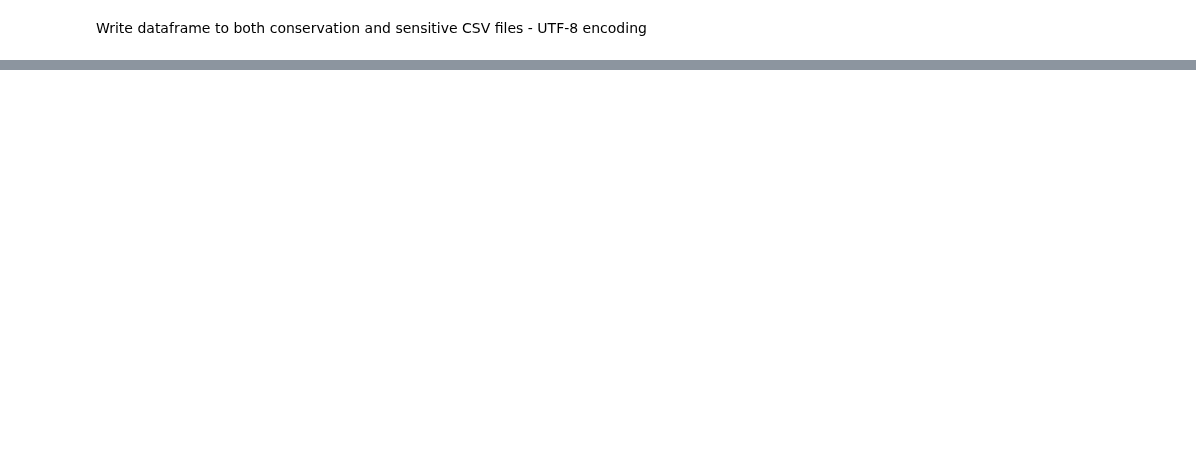
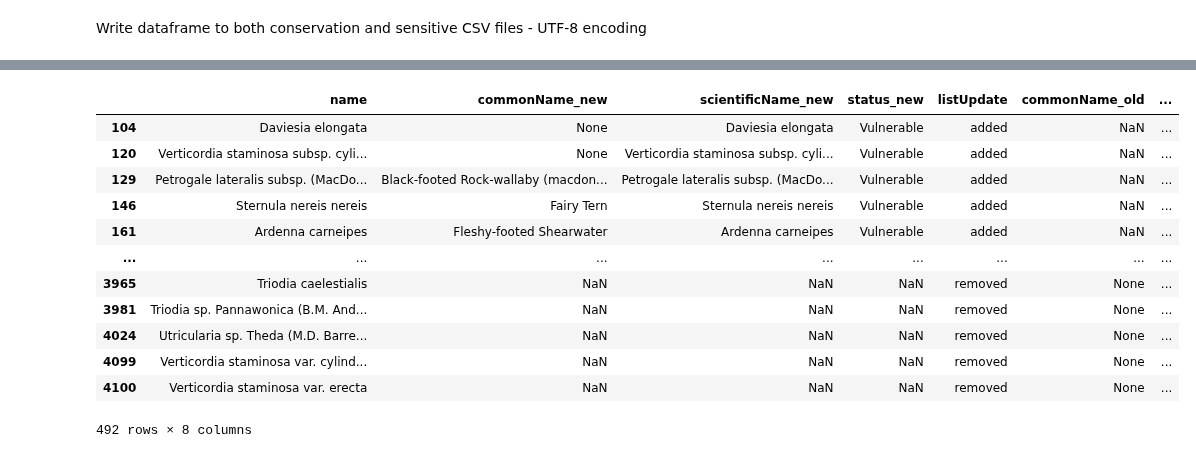
Before and after one commit to AtlasOfLivingAustralia/authoritative-lists, a Jupyter notebook: source-code/py-notebook/WA-conservation-sensitive.ipynb, the cells around one changed output, grey strips where cells are left out. Cells and saved outputs as stored; diff of their text form; code cells hidden in the pictures; blank space fills up the shorter version.

```diff
--- a/source-code/py-notebook/WA-conservation-sensitive.ipynb
+++ b/source-code/py-notebook/WA-conservation-sensitive.ipynb
@@ -205,0 +368,25 @@ print('Completed writing')
+# %%
+# %%script echo skipping # comment this line to do a list check between test and production and save the changelog
+
+filename = "WA-sensitive.csv"
+prodListUrl = "https://lists.ala.org.au/ws/speciesListItems/" + "dr467" + "?max=10000&includeKVP=true"
+testListUrl = "https://lists-test.ala.org.au/ws/speciesListItems/" + "dr18406" + "?max=10000&includeKVP=true"
+changelist = lf.get_changelist(testListUrl, prodListUrl )
+# save the lists locally
+changelist.to_csv(projectDir + "analysis/change-log/" + monthStr + "-" + filename, encoding="UTF-8", index=False)
+
+changelist
+# %% [output]
+|  | name | commonName_new | scientificName_new | status_new | listUpdate | commonName_old | ... |
+| 104 | Daviesia elongata | None | Daviesia elongata | Vulnerable | added | NaN | ... |
+| 120 | Verticordia staminosa subsp. cyli... | None | Verticordia staminosa subsp. cyli... | Vulnerable | added | NaN | ... |
+| 129 | Petrogale lateralis subsp. (MacDo... | Black-footed Rock-wallaby (macdon... | Petrogale lateralis subsp. (MacDo... | Vulnerable | added | NaN | ... |
+| 146 | Sternula nereis nereis | Fairy Tern | Sternula nereis nereis | Vulnerable | added | NaN | ... |
+| 161 | Ardenna carneipes | Fleshy-footed Shearwater | Ardenna carneipes | Vulnerable | added | NaN | ... |
+| ... | ... | ... | ... | ... | ... | ... | ... |
+| 3965 | Triodia caelestialis | NaN | NaN | NaN | removed | None | ... |
+| 3981 | Triodia sp. Pannawonica (B.M. And... | NaN | NaN | NaN | removed | None | ... |
+| 4024 | Utricularia sp. Theda (M.D. Barre... | NaN | NaN | NaN | removed | None | ... |
+| 4099 | Verticordia staminosa var. cylind... | NaN | NaN | NaN | removed | None | ... |
+| 4100 | Verticordia staminosa var. erecta | NaN | NaN | NaN | removed | None | ... |
+492 rows × 8 columns
```
Also changed, not shown: parts of 51 cells of this notebook, 12 other files.
